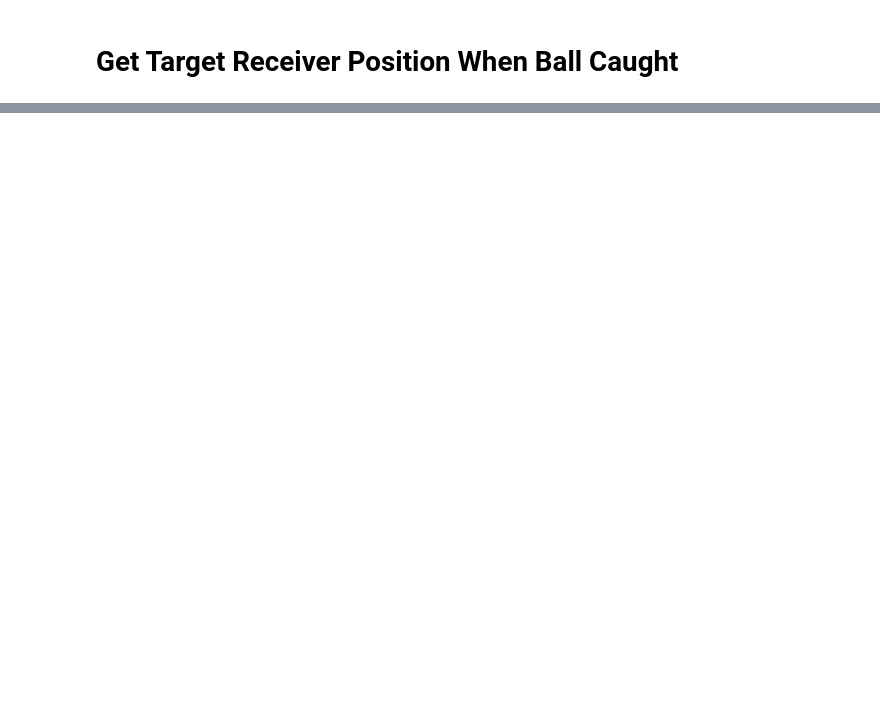
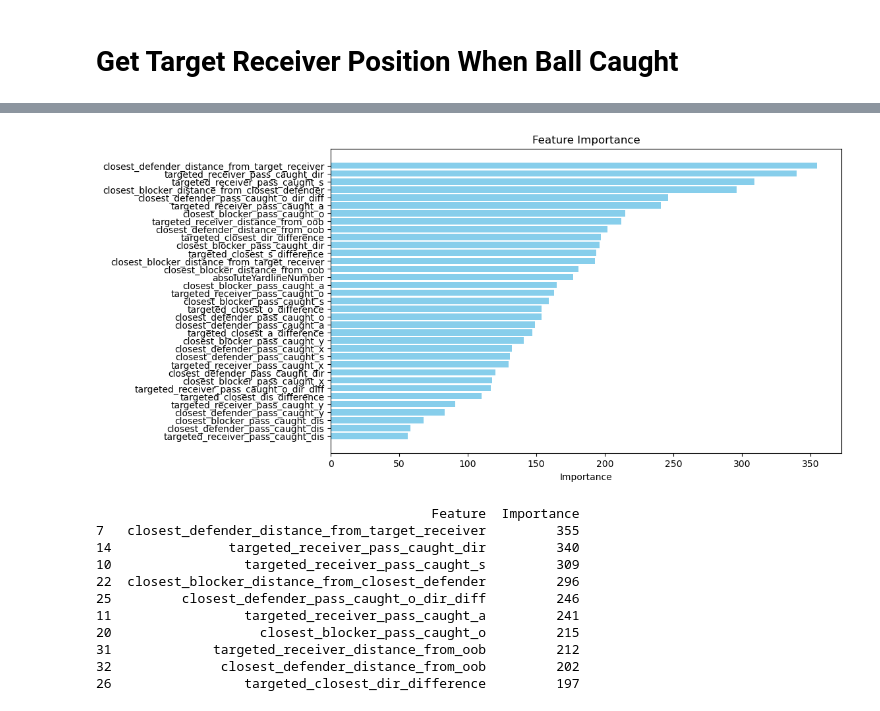
Before and after one commit to brusso115/CS6242FinalProject, a Jupyter notebook: Model-YAC.ipynb, the cells around one changed output, grey strips where cells are left out. Cells and saved outputs as stored; diff of their text form; code cells hidden in the pictures; blank space fills up the shorter version.

Commit message:
add model for YAC

```diff
--- a/Model-YAC.ipynb
+++ b/Model-YAC.ipynb
@@ -104,0 +270,24 @@ pass_caught.merge(target_receiver, on=[''])
+# %%
+data['targeted_receiver_pass_caught_o_dir_diff'] = data['targeted_receiver_pass_caught_o'] - data['targeted_receiver_pass_caught_dir']
+data['closest_defender_pass_caught_o_dir_diff'] = data['closest_defender_pass_caught_o'] - data['closest_defender_pass_caught_dir']
+data['targeted_closest_dir_difference'] = data['closest_defender_pass_caught_dir'] - data['targeted_receiver_pass_caught_dir']
+data['targeted_closest_o_difference'] = data['closest_defender_pass_caught_o'] - data['targeted_receiver_pass_caught_o']
+data['targeted_closest_a_difference'] = data['closest_defender_pass_caught_a'] - data['targeted_receiver_pass_caught_a']
+data['targeted_closest_s_difference'] = data['closest_defender_pass_caught_s'] - data['targeted_receiver_pass_caught_s']
+data['targeted_closest_dis_difference'] = data['closest_defender_pass_caught_dis'] - data['targeted_receiver_pass_caught_dis']
+# %%
+receiver_dist_0 = abs(data['targeted_receiver_pass_caught_y'] - 0)
+receiver_dist_53_3 = abs(data['targeted_receiver_pass_caught_y'] - 53.3)
+
+defender_dist_0 = abs(data['closest_defender_pass_caught_y'] - 0)
+defender_dist_53_3 = abs(data['closest_defender_pass_caught_y'] - 53.3)
+
+blocker_dist_0 = abs(data['closest_blocker_pass_caught_y'] - 0)
+blocker_dist_53_3 = abs(data['closest_blocker_pass_caught_y'] - 53.3)
+
+data['targeted_receiver_distance_from_oob'] = np.minimum(receiver_dist_0, receiver_dist_53_3)
+data['closest_defender_distance_from_oob'] = np.minimum(defender_dist_0, defender_dist_53_3)
+
+data['closest_blocker_distance_from_oob'] = np.minimum(blocker_dist_0, blocker_dist_53_3)
+# %%
+data['closest_blocker_distance_from_target_receiver'] = np.sqrt((data['closest_blocker_pass_caught_x'] - data['targeted_receiver_pass_caught_x'])**2 + (data['closest_blocker_pass_caught_y'] - data['targeted_receiver_pass_caught_y'])**2)
@@ -104,0 +296,3 @@ pass_caught.merge(target_receiver, on=[''])
+# %%
+y = data['YAC']
+X = data.drop(['gameId', 'playId', 'YAC', 'closest_defender_nflId', 'closest_blocker_nflId', 'target_receiver_nflId', 'playDirection', 'x_play_ended'], axis=1)
@@ -104,0 +335,29 @@ pass_caught.merge(target_receiver, on=[''])
+# %%
+best_model = grid_search.best_estimator_
+importances = best_model.feature_importances_
+feature_names = X.columns
+
+feature_importance_df = pd.DataFrame({'Feature': feature_names, 'Importance': importances})
+feature_importance_df = feature_importance_df.sort_values(by='Importance', ascending=False)
+
+plt.figure(figsize=(10, 6))
+plt.barh(feature_importance_df['Feature'], feature_importance_df['Importance'], color='skyblue')
+plt.xlabel('Importance')
+plt.title('Feature Importance')
+plt.gca().invert_yaxis()
+plt.show()
+
+print(feature_importance_df.head(10))
+# %% [output]
+[figure, added]
+                                           Feature  Importance
+7   closest_defender_distance_from_target_receiver         355
+14               targeted_receiver_pass_caught_dir         340
+10                 targeted_receiver_pass_caught_s         309
+22  closest_blocker_distance_from_closest_defender         296
+25         closest_defender_pass_caught_o_dir_diff         246
+11                 targeted_receiver_pass_caught_a         241
+20                   closest_blocker_pass_caught_o         215
+31             targeted_receiver_distance_from_oob         212
+32              closest_defender_distance_from_oob         202
+26                 targeted_closest_dir_difference         197
```
Also changed, not shown: parts of 38 cells of this notebook, 1 other file.
